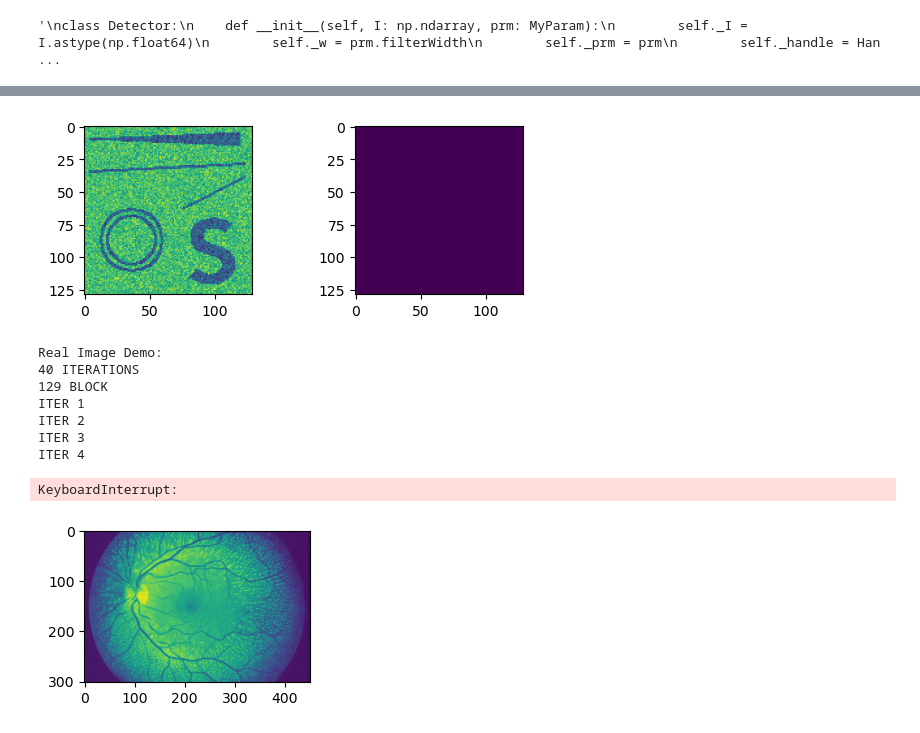
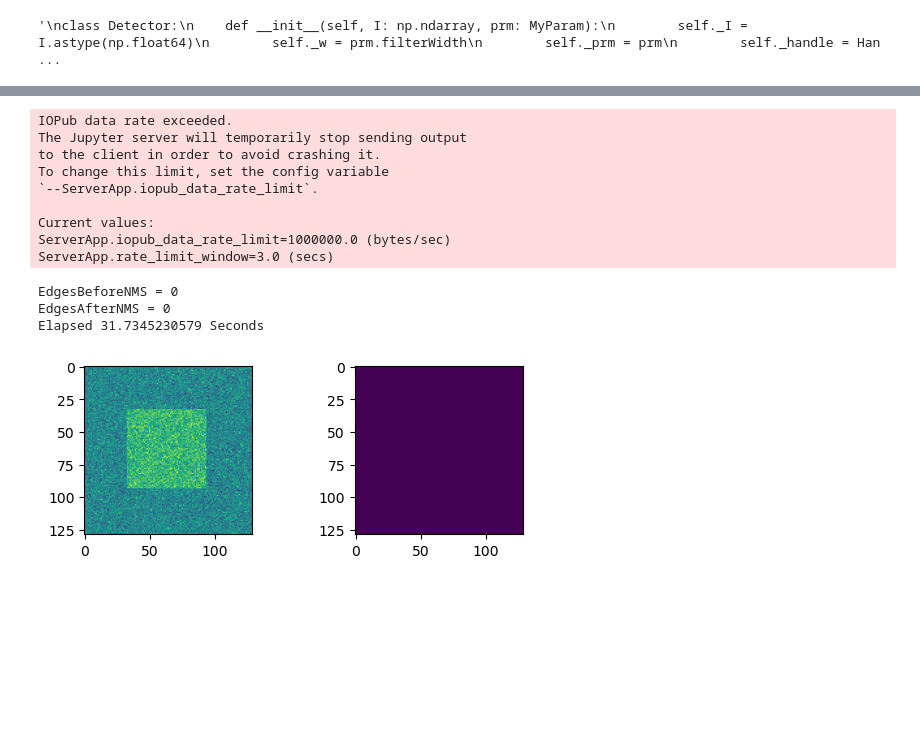
Before and after one commit to NatiOfir/PythonFaintEdgeDetection, a Jupyter notebook: FaintEdgeDetection.ipynb, the cells around one changed output, grey strips where cells are left out. Drawn from its saved outputs; the diff is of its cells as text; code cells hidden in the pictures; blank space fills up the shorter version.

Commit message:
running no output

```diff
--- a/FaintEdgeDetection.ipynb
+++ b/FaintEdgeDetection.ipynb
@@ -1496,8 +1574,8 @@ def my_run_im(I: np.ndarray, E: np.ndarray, prm: MyParam):
 def main():
     # Noisy Image Demo
     print("Noisy Image Demo:")
-    I = read_image("myCurves4.png")
-    I = np.float64(I) / 255.0
+    I = read_image("Sqr.png")
+    I = np.float64(I) / I.max()
     plt.subplot(2,2,1)
     plt.imshow(I)
     prm = MyParam()
@@ -1505,6 +1583,7 @@ def main():
     prm.noisyImage = True
     prm.parallel = False
     prm.splitPoints = 0
+    prm._deubg = False
 
     E = np.zeros_like(I)
     E = my_run_im(I, E, prm)
@@ -1512,7 +1591,7 @@ def main():
     plt.subplot(2,2,2)
     plt.imshow(E)
     plt.show()
-
+    return
     # Real Image Demo
     print("Real Image Demo:")
     I = read_image("2.png")
@@ -1553,10 +1629,13 @@ Elapsed 0.0000147820 Seconds
-[figure, old version]
-Real Image Demo:
-40 ITERATIONS
-129 BLOCK
-ITER 1
-ITER 2
-ITER 3
-ITER 4
+IOPub data rate exceeded.
+The Jupyter server will temporarily stop sending output
+to the client in order to avoid crashing it.
+To change this limit, set the config variable
+`--ServerApp.iopub_data_rate_limit`.
+
+Current values:
+ServerApp.iopub_data_rate_limit=1000000.0 (bytes/sec)
+ServerApp.rate_limit_window=3.0 (secs)
-KeyboardInterrupt:
+EdgesBeforeNMS = 0
+EdgesAfterNMS = 0
+Elapsed 31.7345230579 Seconds
-[figure, removed]
+[figure, new version]
```
Also changed, not shown: parts of 2 cells of this notebook.
